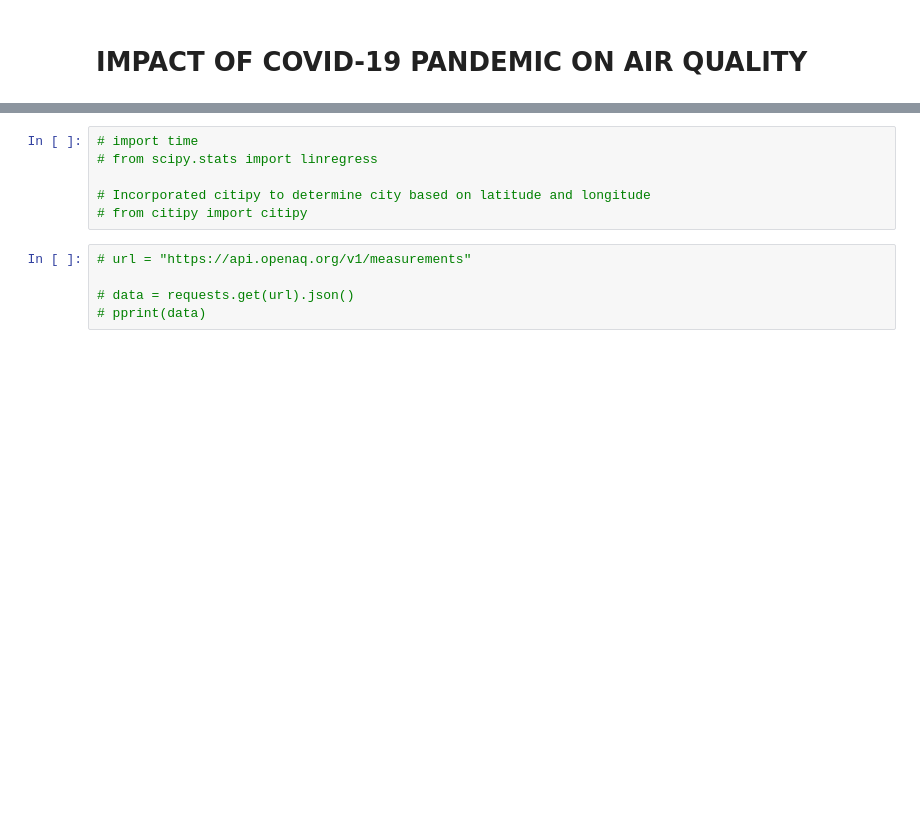
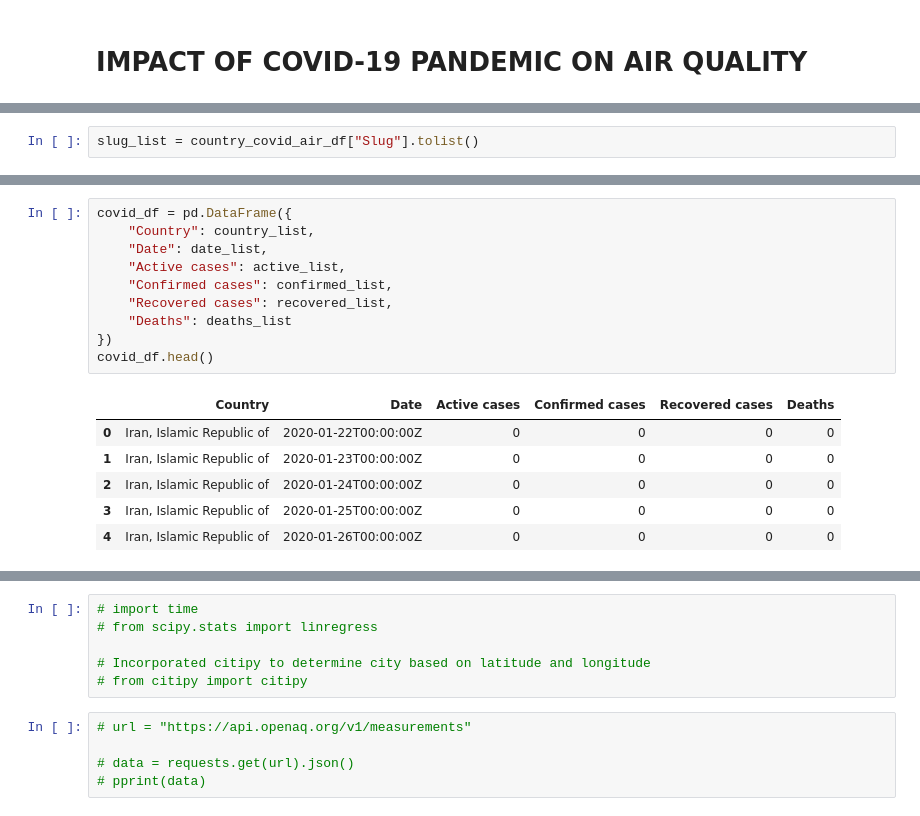
Before and after one commit to poojaisabelle/Project-One, a Jupyter notebook: data_exploration_cleanup_TRACEY.ipynb, the cells around one changed output, grey strips where cells are left out. Cells and saved outputs as stored; diff of their text form; blank space fills up the shorter version.

```diff
--- a/data_exploration_cleanup_TRACEY.ipynb
+++ b/data_exploration_cleanup_TRACEY.ipynb
@@ -4,0 +362,2 @@
+# %%
+slug_list = country_covid_air_df["Slug"].tolist()
@@ -4,0 +424,17 @@
+# %%
+covid_df = pd.DataFrame({
+    "Country": country_list,
+    "Date": date_list,
+    "Active cases": active_list,
+    "Confirmed cases": confirmed_list,
+    "Recovered cases": recovered_list,
+    "Deaths": deaths_list
+})
+covid_df.head()
+# %% [output]
+|  | Country | Date | Active cases | Confirmed cases | Recovered cases | Deaths |
+| 0 | Iran, Islamic Republic of | 2020-01-22T00:00:00Z | 0 | 0 | 0 | 0 |
+| 1 | Iran, Islamic Republic of | 2020-01-23T00:00:00Z | 0 | 0 | 0 | 0 |
+| 2 | Iran, Islamic Republic of | 2020-01-24T00:00:00Z | 0 | 0 | 0 | 0 |
+| 3 | Iran, Islamic Republic of | 2020-01-25T00:00:00Z | 0 | 0 | 0 | 0 |
+| 4 | Iran, Islamic Republic of | 2020-01-26T00:00:00Z | 0 | 0 | 0 | 0 |
```
Also changed, not shown: parts of 65 cells of this notebook, 6 other files.
